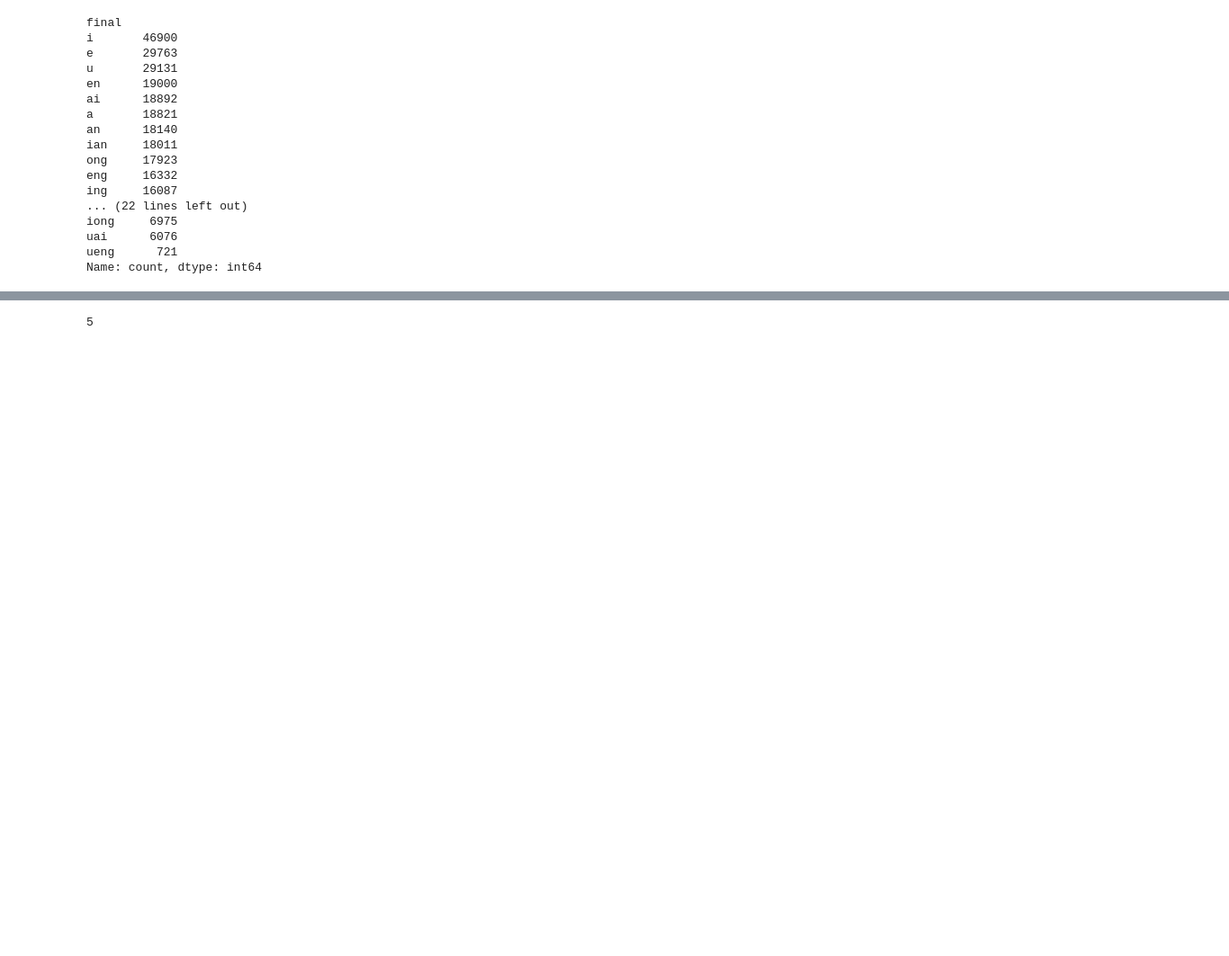
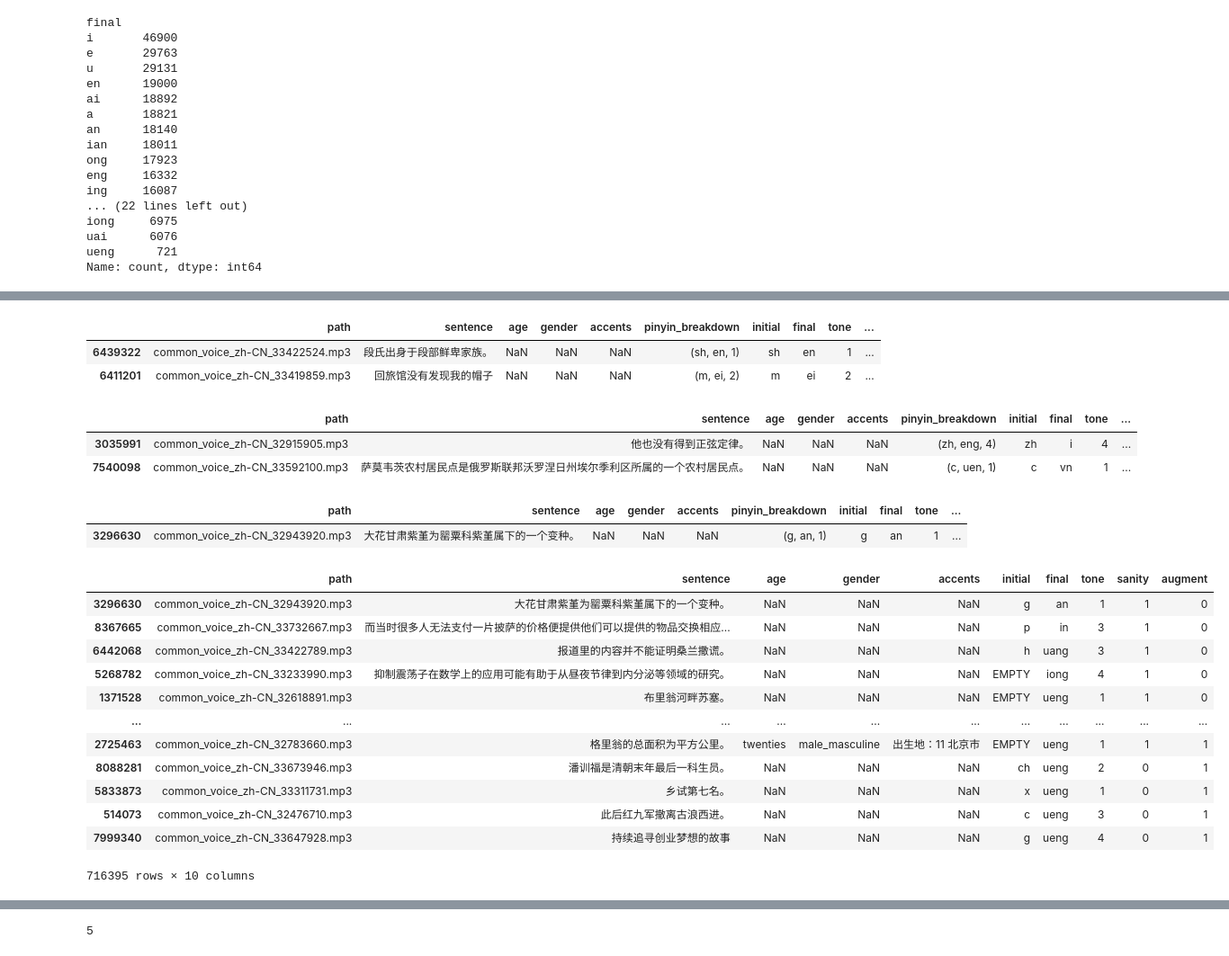
Before and after one commit to ConnorBar/audio, a Jupyter notebook: sampling-proportion.ipynb, the cells around one changed output, grey strips where cells are left out. Shown at 90% size. Cells and saved outputs as stored; diff of their text form; code cells hidden in the pictures; blank space fills up the shorter version.

```diff
--- a/sampling-proportion.ipynb
+++ b/sampling-proportion.ipynb
@@ -245,0 +522,44 @@ Name: count, dtype: int64
+# %%
+new = pd.concat([augmented, insane])
+new['augment'] = 1
+new.head(2)
+# %% [output]
+|  | path | sentence | age | gender | accents | pinyin_breakdown | initial | final | tone | ... |
+| 6439322 | common_voice_zh-CN_33422524.mp3 | 段氏出身于段部鲜卑家族。 | NaN | NaN | NaN | (sh, en, 1) | sh | en | 1 | ... |
+| 6411201 | common_voice_zh-CN_33419859.mp3 | 回旅馆没有发现我的帽子 | NaN | NaN | NaN | (m, ei, 2) | m | ei | 2 | ... |
+# %%
+new.tail(2)
+# %% [output]
+|  | path | sentence | age | gender | accents | pinyin_breakdown | initial | final | tone | ... |
+| 3035991 | common_voice_zh-CN_32915905.mp3 | 他也没有得到正弦定律。 | NaN | NaN | NaN | (zh, eng, 4) | zh | i | 4 | ... |
+| 7540098 | common_voice_zh-CN_33592100.mp3 | 萨莫韦茨农村居民点是俄罗斯联邦沃罗涅日州埃尔季利区所属的一个农村居民点。 | NaN | NaN | NaN | (c, uen, 1) | c | vn | 1 | ... |
+# %%
+overall = pd.concat([sampled_df, new])
+# %%
+ueng = overall[overall['final'] == 'ueng']
+# %%
+more_ueng = resample(ueng, replace=True, n_samples=int(len(ueng) / 2), random_state=RANDOM_SEED)
+more_ueng['augment'] = 1
+# %%
+done = pd.concat([overall, more_ueng])
+# %%
+done.head(1)
+# %% [output]
+|  | path | sentence | age | gender | accents | pinyin_breakdown | initial | final | tone | ... |
+| 3296630 | common_voice_zh-CN_32943920.mp3 | 大花甘肃紫堇为罂粟科紫堇属下的一个变种。 | NaN | NaN | NaN | (g, an, 1) | g | an | 1 | ... |
+# %%
+done.drop(columns=['pinyin_breakdown', 'initial_weight', 'final_weight', 'sample_weight'])
+# %% [output]
+|  | path | sentence | age | gender | accents | initial | final | tone | sanity | augment |
+| 3296630 | common_voice_zh-CN_32943920.mp3 | 大花甘肃紫堇为罂粟科紫堇属下的一个变种。 | NaN | NaN | NaN | g | an | 1 | 1 | 0 |
+| 8367665 | common_voice_zh-CN_33732667.mp3 | 而当时很多人无法支付一片披萨的价格便提供他们可以提供的物品交换相应... | NaN | NaN | NaN | p | in | 3 | 1 | 0 |
+| 6442068 | common_voice_zh-CN_33422789.mp3 | 报道里的内容并不能证明桑兰撒谎。 | NaN | NaN | NaN | h | uang | 3 | 1 | 0 |
+| 5268782 | common_voice_zh-CN_33233990.mp3 | 抑制震荡子在数学上的应用可能有助于从昼夜节律到内分泌等领域的研究。 | NaN | NaN | NaN | EMPTY | iong | 4 | 1 | 0 |
+| 1371528 | common_voice_zh-CN_32618891.mp3 | 布里翁河畔苏塞。 | NaN | NaN | NaN | EMPTY | ueng | 1 | 1 | 0 |
+| ... | ... | ... | ... | ... | ... | ... | ... | ... | ... | ... |
+| 2725463 | common_voice_zh-CN_32783660.mp3 | 格里翁的总面积为平方公里。 | twenties | male_masculine | 出生地：11 北京市 | EMPTY | ueng | 1 | 1 | 1 |
+| 8088281 | common_voice_zh-CN_33673946.mp3 | 潘训福是清朝末年最后一科生员。 | NaN | NaN | NaN | ch | ueng | 2 | 0 | 1 |
+| 5833873 | common_voice_zh-CN_33311731.mp3 | 乡试第七名。 | NaN | NaN | NaN | x | ueng | 1 | 0 | 1 |
+| 514073 | common_voice_zh-CN_32476710.mp3 | 此后红九军撤离古浪西进。 | NaN | NaN | NaN | c | ueng | 3 | 0 | 1 |
+| 7999340 | common_voice_zh-CN_33647928.mp3 | 持续追寻创业梦想的故事 | NaN | NaN | NaN | g | ueng | 4 | 0 | 1 |
+716395 rows × 10 columns
```
Also changed, not shown: parts of 49 cells of this notebook, 9 other files.
